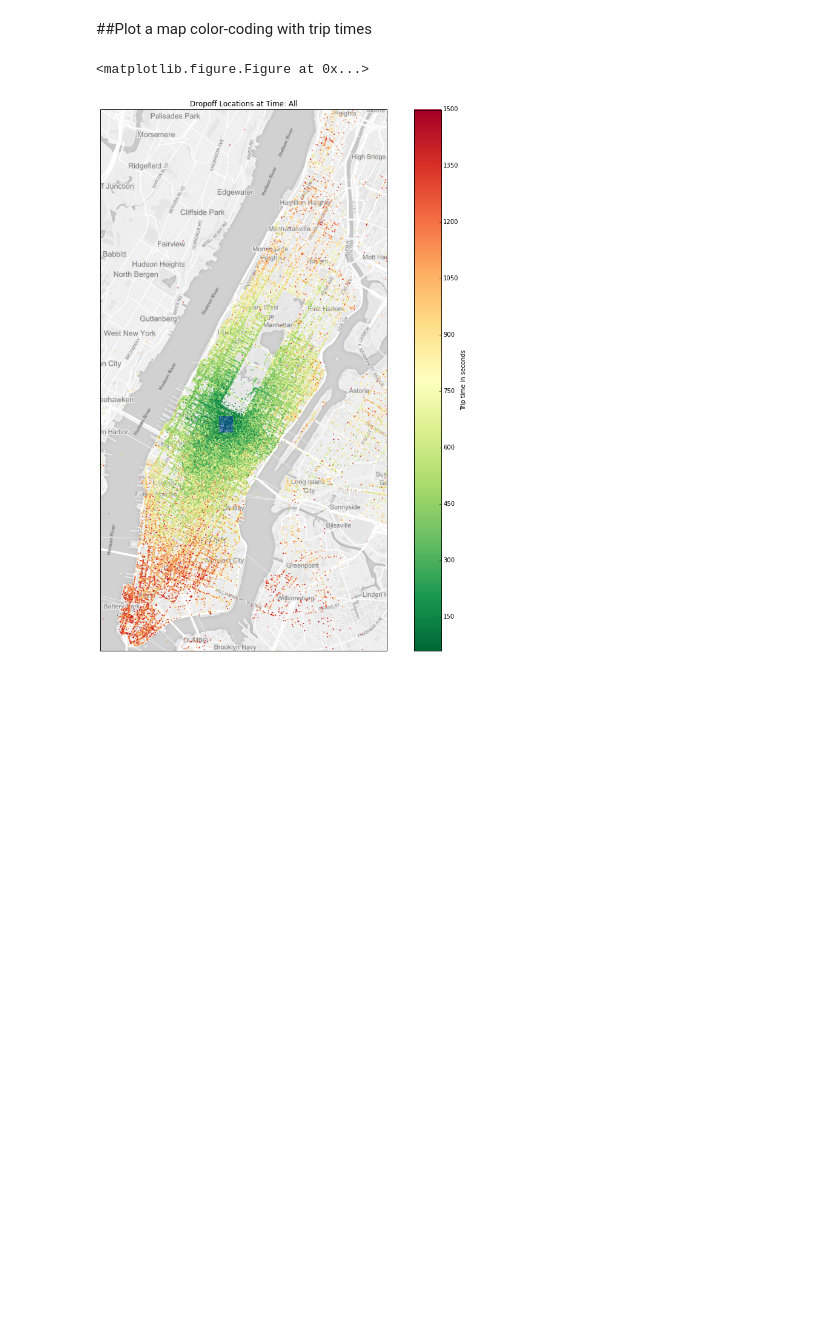
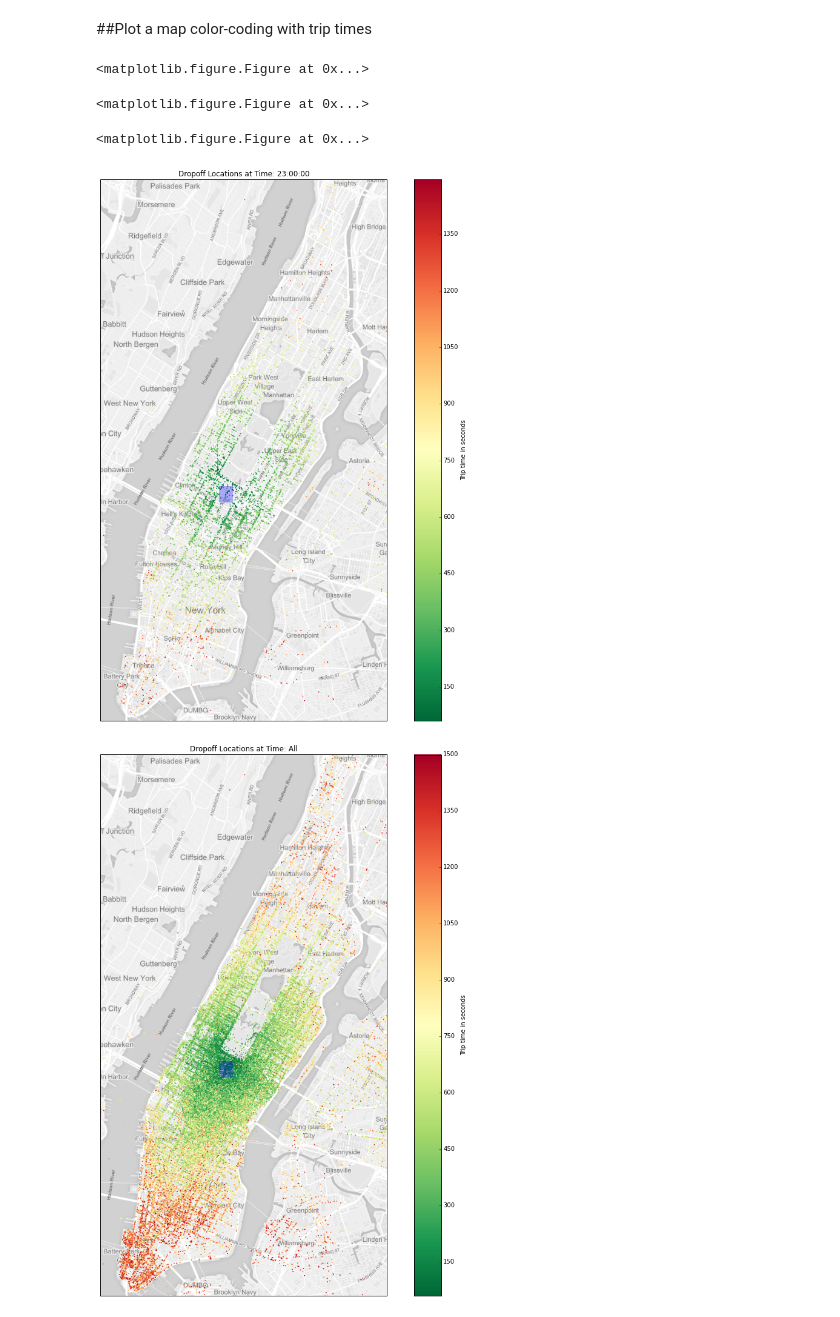
Before and after one commit to yuanchenyang/taxi_data, a Jupyter notebook: ipynb/TaxiDataAnalysis.ipynb, the cells around one changed output. Cells and saved outputs as stored; diff of their text form; code cells hidden in the pictures; blank space fills up the shorter version.

```diff
--- a/ipynb/TaxiDataAnalysis.ipynb
+++ b/ipynb/TaxiDataAnalysis.ipynb
@@ -77,8 +77,6 @@ mapbox_token = 'pk.eyJ1IjoiY2hlbnlhbmciLCJhIjoiNjAwYTI1MDExNDdmYzVkZWY0M2NkNjQyM
 mapbox_mapid = 'chenyang.e39eae3e'
 tiles = MapboxTiles(mapbox_token, mapbox_mapid)
 manhattan_rect = [-74.025, -73.92, 40.70, 40.85]
-
-fig = plt.figure(figsize=(16, 16))
 
 def draw_frame(frame_no=None):
     # Create new axes
@@ -119,10 +117,16 @@ def draw_frame(frame_no=None):
     plt.colorbar(sc).set_label('Trip time in seconds')
 # %% [output]
 <matplotlib.figure.Figure at 0x...>
+<matplotlib.figure.Figure at 0x...>
 # %%
 # Render and save animation
+plt.clf()
+fig = plt.figure(figsize=(16, 16))
 anim = animation.FuncAnimation(fig, draw_frame, frames=NFRAMES)
-anim.save('demoanimation.gif', writer='imagemagick', fps=1)
+anim.save('animation.gif', writer='imagemagick', fps=4)
+# %% [output]
+<matplotlib.figure.Figure at 0x...>
+[figure, added]
 # %%
 # Plot all trips
 fig = plt.figure(figsize=(16, 16))
```
